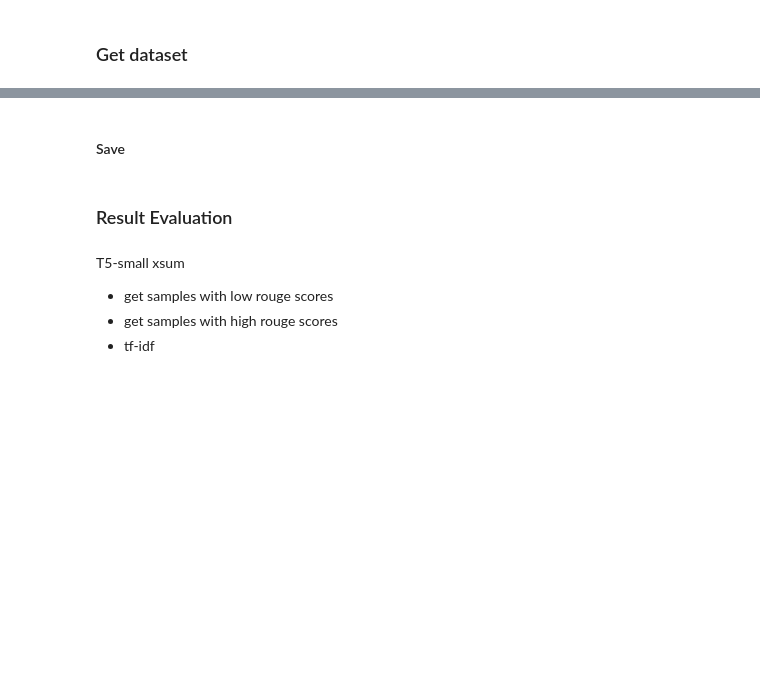
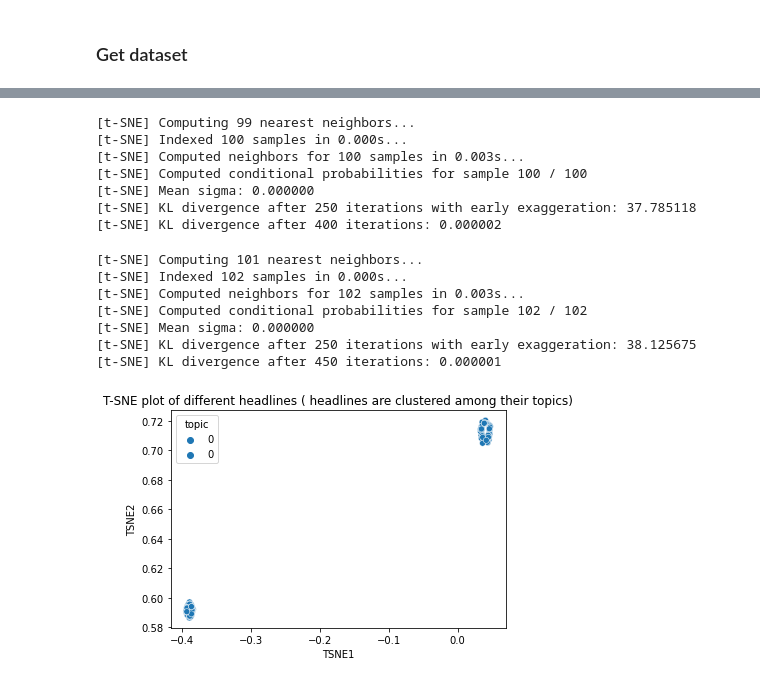
Before and after one commit to beaupranisaa/Text-Summarization, a Jupyter notebook: analysis/Explore_LDA.ipynb, the cells around one changed output, grey strips where cells are left out. Drawn from its saved outputs; the diff is of its cells as text; code cells hidden in the pictures; blank space fills up the shorter version.

```diff
--- a/analysis/Explore_LDA.ipynb
+++ b/analysis/Explore_LDA.ipynb
@@ -108,8 +83,0 @@ for i in range(len(df_data['id'])):
-# %%
-doc_val_q3 = []
-doc_idex_q3 = []
-for i in range(len(df_data['id'])):
-    if int(df_data['id'][i]) in list(q3_id):
-#         print(df_data['id'][i])
-        doc_val_q3.append(df_data['document'][i])
-        doc_idex_q3.append(df_data['id'][i])
@@ -126,3 +89,15 @@ print(len(doc_idex_q3))
+# %%
+val_doc_q1 = {'ids': [], 'document': []}
+for i, idx in enumerate(df_data['id']):
+    if int(idx) in q1_id:
+        val_doc_q1['ids'].append(idx)
+        val_doc_q1['document'].append(df_data['document'][i])
+
+val_doc_q3 = {'ids': [], 'document': []}
+for i, idx in enumerate(df_data['id']):
+    if int(idx) in q3_id:
+        val_doc_q3['ids'].append(idx)
+        val_doc_q3['document'].append(df_data['document'][i])
 # %%
 from gensim import corpora, models
 from sklearn.decomposition import LatentDirichletAllocation
@@ -191,0 +138,3 @@ said police called man box baby year pub road games family time pronounced death
+# %%
+lda_model_q1 ,lda_matrix_q1, tf_vectorizer_q1 = LDA(val_doc_q1['document'])
+lda_model_q3, lda_matrix_q3, tf_vectorizer_q3 = LDA(val_doc_q3['document'])
@@ -209,14 +160,15 @@ mr said device points playback city supported media james amateur just work plac
 # %%
 from sklearn.manifold import TSNE
-model = TSNE(n_components=2, perplexity=50, learning_rate=100,
-                        n_iter=1000, verbose=1, random_state=0, angle=0.75)
-tsne_features = model.fit_transform(lda_matrix)
-df = pd.DataFrame(tsne_features)
-df['topic'] = lda_matrix.argmax(axis=1)
-df.columns = ['TSNE1', 'TSNE2', 'topic']
 import seaborn as sns
 plt.figure(figsize=(15, 10))
-plt.title('T-SNE plot of different headlines ( headlines are clustered among their topics)')
-ax = sns.scatterplot(x = 'TSNE1', y = 'TSNE2', hue = 'topic', data = df, legend = 'full')
-plt.show()
+def plot_TSNE(lda_matrix):
+#     plt.figure(figsize=(15, 10))
+    model = TSNE(n_components=2, perplexity=50, learning_rate=100,
+                            n_iter=1000, verbose=1, random_state=0, angle=0.75)
+    tsne_features = model.fit_transform(lda_matrix)
+    df = pd.DataFrame(tsne_features)
+    df['topic'] = lda_matrix.argmax(axis=1)
+    df.columns = ['TSNE1', 'TSNE2', 'topic']
+    plt.title('T-SNE plot of different headlines ( headlines are clustered among their topics)')
+    ax = sns.scatterplot(x = 'TSNE1', y = 'TSNE2', hue = 'topic', data = df, legend = 'full')
 # %% [output]
@@ -391,2 +175,0 @@ len of others:  6
-# %% [markdown]
-#### Save
@@ -398,7 +176,19 @@ with open("to_mask_list_top500", "wb") as fp:   #Pickling
-# %% [markdown]
-### Result Evaluation
-# %% [markdown]
-T5-small xsum
-- get samples with low rouge scores
-- get samples with high rouge scores
-- tf-idf
+# %%
+plot_TSNE(lda_matrix_q1)
+plot_TSNE(lda_matrix_q3)
+# %% [output]
+[t-SNE] Computing 99 nearest neighbors...
+[t-SNE] Indexed 100 samples in 0.000s...
+[t-SNE] Computed neighbors for 100 samples in 0.003s...
+[t-SNE] Computed conditional probabilities for sample 100 / 100
+[t-SNE] Mean sigma: 0.000000
+[t-SNE] KL divergence after 250 iterations with early exaggeration: 37.785118
+[t-SNE] KL divergence after 400 iterations: 0.000002
+[t-SNE] Computing 101 nearest neighbors...
+[t-SNE] Indexed 102 samples in 0.000s...
+[t-SNE] Computed neighbors for 102 samples in 0.003s...
+[t-SNE] Computed conditional probabilities for sample 102 / 102
+[t-SNE] Mean sigma: 0.000000
+[t-SNE] KL divergence after 250 iterations with early exaggeration: 38.125675
+[t-SNE] KL divergence after 450 iterations: 0.000001
+[figure, added]
```
Also changed, not shown: parts of 29 cells of this notebook, 19 other files.
